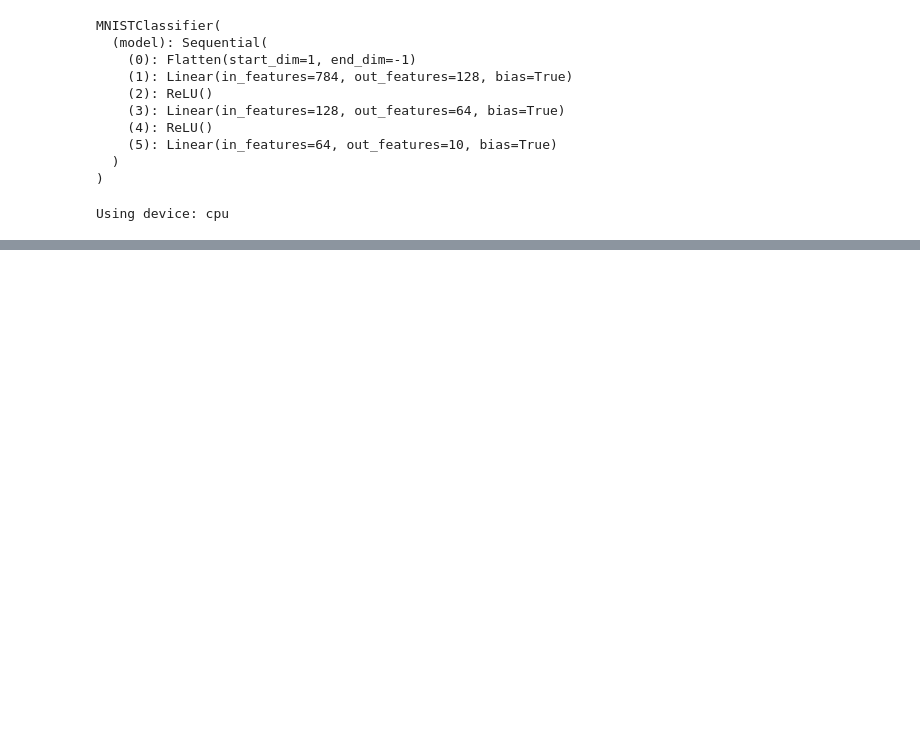
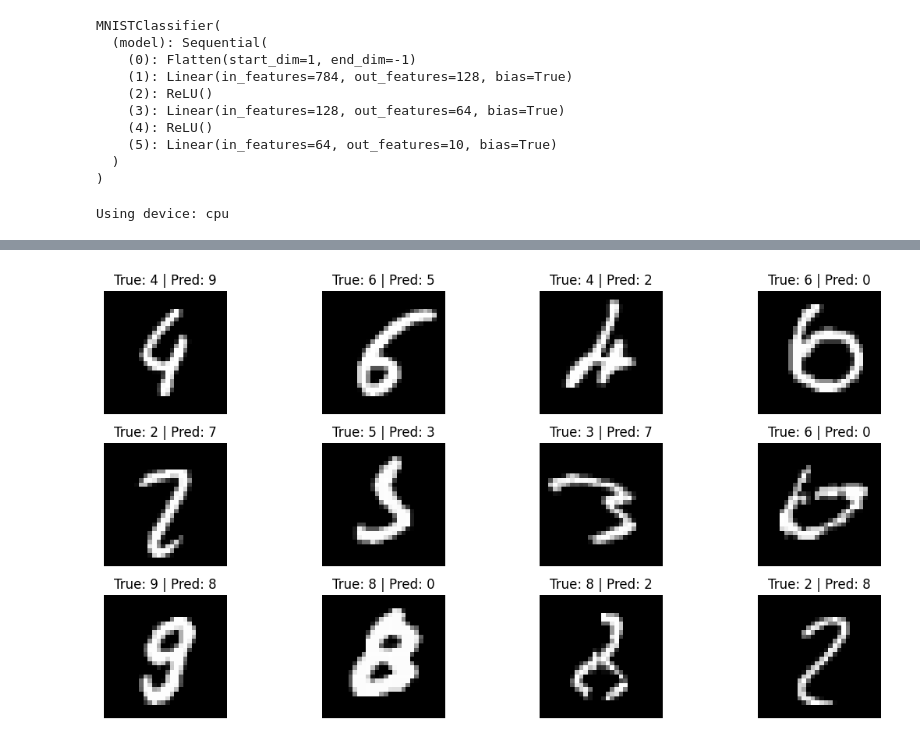
Before and after one commit to mmoran90/mnist-pytorch-classifier, a Jupyter notebook: notebooks/mnist_exploration.ipynb, the cells around one changed output, grey strips where cells are left out. Cells and saved outputs as stored; diff of their text form; code cells hidden in the pictures; blank space fills up the shorter version.

```diff
--- a/notebooks/mnist_exploration.ipynb
+++ b/notebooks/mnist_exploration.ipynb
@@ -113,0 +240,35 @@ Using device: cpu
+# %%
+# visualize model predictions for wrong predictions
+incorrect_images = []
+incorrect_labels = []
+incorrect_preds = []
+
+model.eval()
+
+with torch.no_grad():
+    for images, labels in test_loader:
+        images, labels = images.to(device), labels.to(device)
+        outputs = model(images)
+        preds = torch.argmax(outputs, dim=1)
+
+        incorrect_mask = preds != labels
+
+        incorrect_images.extend(images[incorrect_mask].cpu())
+        incorrect_labels.extend(labels[incorrect_mask].cpu())
+        incorrect_preds.extend(preds[incorrect_mask].cpu())
+
+        if len(incorrect_images) >= 12:
+            break
+
+plt.figure(figsize=(12, 6))
+
+for i in range(min(12, len(incorrect_images))):
+    plt.subplot(3, 4, i + 1)
+    plt.imshow(incorrect_images[i].squeeze(), cmap="gray")
+    plt.title(f"True: {incorrect_labels[i].item()} | Pred: {incorrect_preds[i].item()}")
+    plt.axis("off")
+
+plt.tight_layout()
+plt.show()
+# %% [output]
+[figure, added]
```
Also changed, not shown: parts of 13 cells of this notebook.
